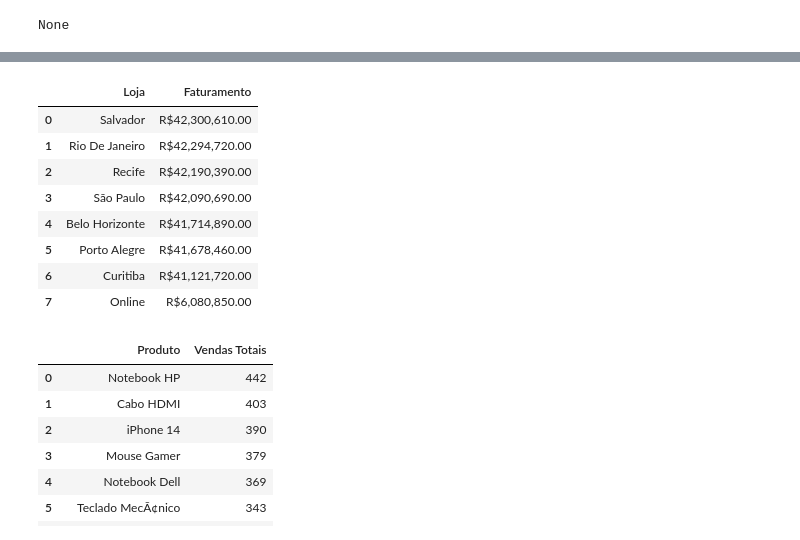
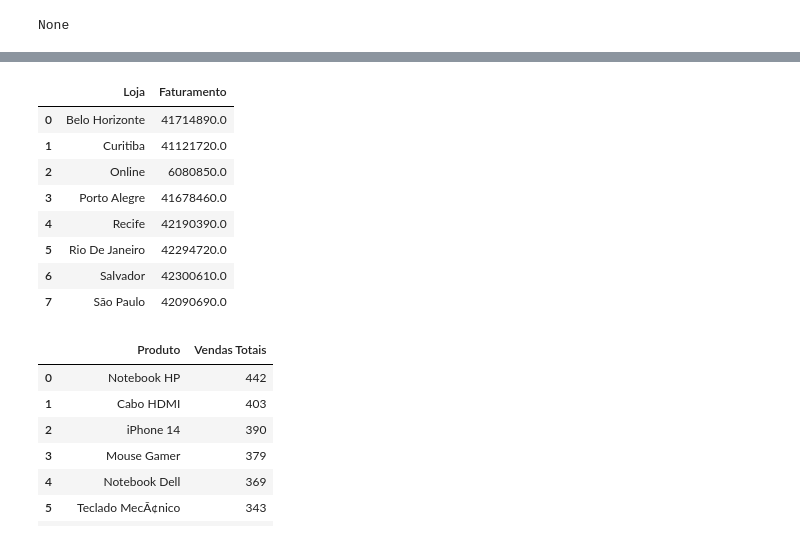
Before and after one commit to bruna-anjos/projeto-hashtag-analise-dados, a Jupyter notebook: pandas_supremo.ipynb, the cells around one changed output, grey strips where cells are left out. Saved outputs shown, nothing was run; the diff lists cells and outputs as text; code cells hidden in the pictures.

```diff
--- a/pandas_supremo.ipynb
+++ b/pandas_supremo.ipynb
@@ -254,22 +267,0 @@ display(df_analise.isna().sum())
-# %%
-df_analise = df_analise.sort_values(by='Data')
-df_analise = df_analise.reset_index(drop=True)
-
-display(df_analise)
-
-#loja = df_analise.loc[3, 'Loja']
-#produto = df_analise.loc[3, 'Produto']
-#cliente = df_analise.loc[3, 'Cliente']
-#print(loja, produto, cliente)
-#print(df_analise)
-
-df_vendas_sp = df_analise[df_analise['Loja'] == 'São Paulo']
-#df_vendas_sp.to_csv('Vendas_SP.csv', index=False, encoding='utf-8-sig')
-df_vendas_2024 = df_analise[df_analise['Data'].dt.year == 2024]
-
-#display(df_vendas_sp)
-display(df_vendas_2024)
-
-
-#exportar vendas de 2024
-df_analise['Forma_de_Venda'] = np.where(df_analise['Loja'] == 'Online', 'Online', 'Presencial')
@@ -319,21 +330,28 @@ display(df_analise)
 # %%
+#================================================================================
+#7. ANÁLISES
+#================================================================================
 #Análise por agrupamento
 #Ranking de faturamento por Loja
 
-analise_por_loja = df_analise[['Loja', 'Faturamento']].groupby("Loja").sum().reset_index()
-analise_por_loja = analise_por_loja.sort_values(by='Faturamento', ascending=False).reset_index(drop=True)
-analise_por_loja['Faturamento'] = analise_por_loja['Faturamento'].map('R${:,.2f}'.format)
+analise_por_loja = (
+    df_analise
+    .groupby("Loja", as_index=False)
+    .agg(
+        Faturamento=("Faturamento", "sum")
+    )
+)
 display(analise_por_loja)
 # %% [output]
 |  | Loja | Faturamento |
-| 0 | Salvador | R$42,300,610.00 |
-| 1 | Rio De Janeiro | R$42,294,720.00 |
-| 2 | Recife | R$42,190,390.00 |
-| 3 | São Paulo | R$42,090,690.00 |
-| 4 | Belo Horizonte | R$41,714,890.00 |
-| 5 | Porto Alegre | R$41,678,460.00 |
-| 6 | Curitiba | R$41,121,720.00 |
-| 7 | Online | R$6,080,850.00 |
+| 0 | Belo Horizonte | 41714890.0 |
+| 1 | Curitiba | 41121720.0 |
+| 2 | Online | 6080850.0 |
+| 3 | Porto Alegre | 41678460.0 |
+| 4 | Recife | 42190390.0 |
+| 5 | Rio De Janeiro | 42294720.0 |
+| 6 | Salvador | 42300610.0 |
+| 7 | São Paulo | 42090690.0 |
 # %%
 #Ranking produtos que mais venderam no online
 df_vendas_online = df_analise[df_analise['Loja'] == 'Online']
```
Also changed, not shown: parts of 14 cells of this notebook.
